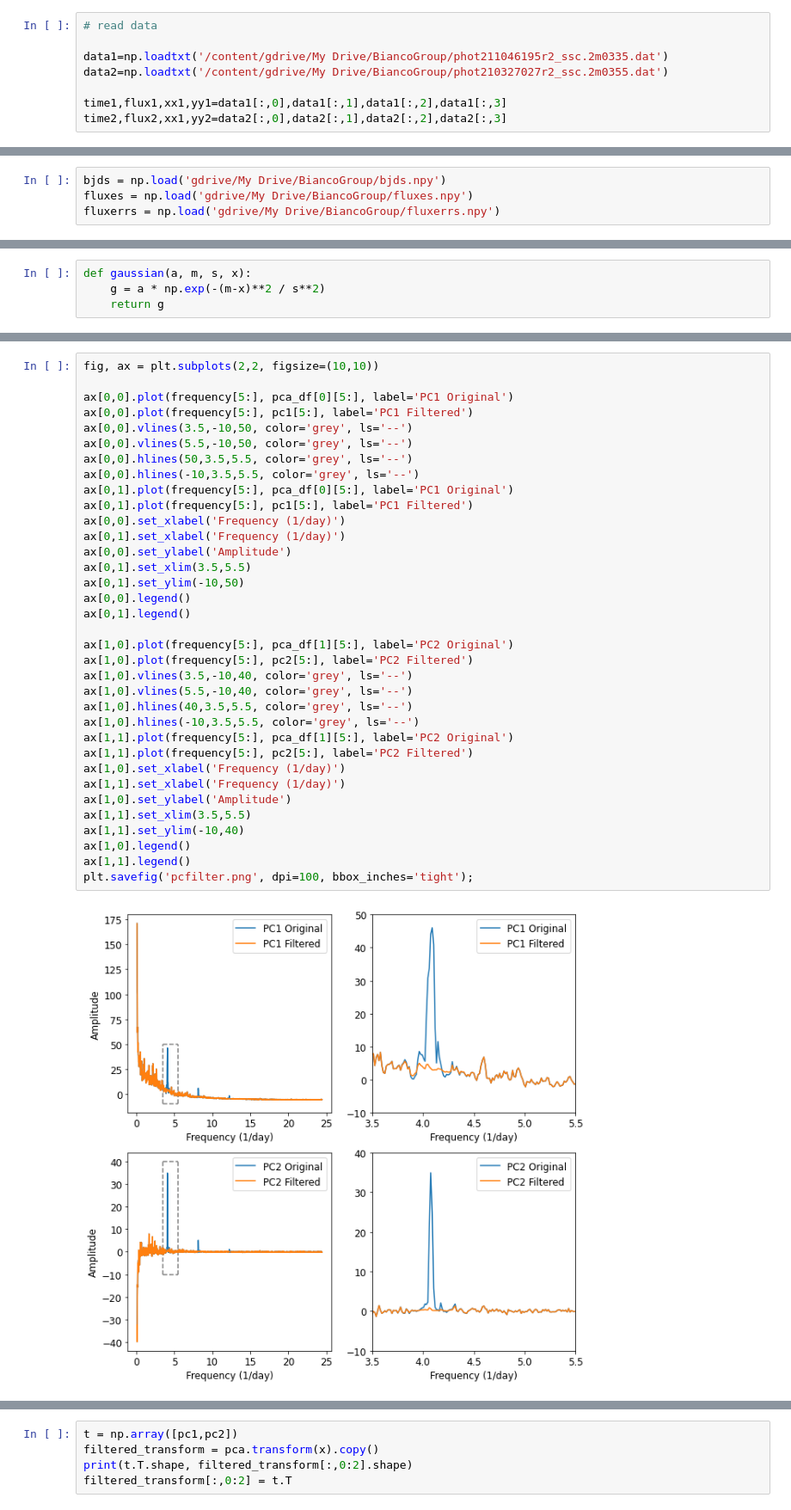
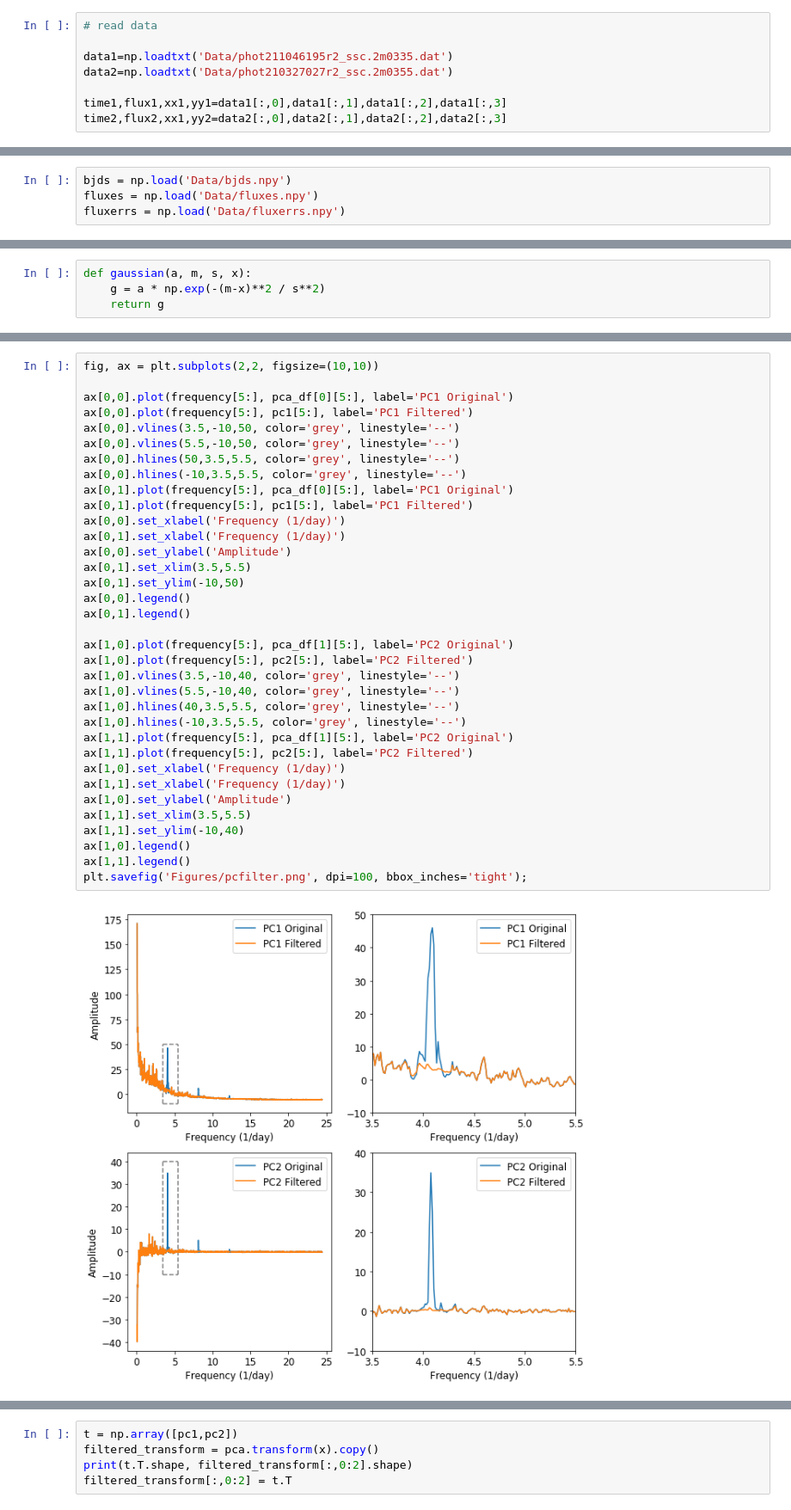
Before and after one commit to RileyWClarke/fftpca_note, a Jupyter notebook: FFTPCA.ipynb, the cells around one changed output, grey strips where cells are left out. Shown at 86% size. Drawn from its saved outputs; the diff is of its cells as text.

Commit message:
adding processed lcs to /Data

```diff
--- a/FFTPCA.ipynb
+++ b/FFTPCA.ipynb
@@ -61,8 +43,8 @@ Successfully installed delayed-0.11.0b1 hiredis-2.0.0 redis-3.5.3
 # %%
 # read data
 
-data1=np.loadtxt('/content/gdrive/My Drive/BiancoGroup/phot211046195r2_ssc.2m0335.dat')
-data2=np.loadtxt('/content/gdrive/My Drive/BiancoGroup/phot210327027r2_ssc.2m0355.dat')
+data1=np.loadtxt('Data/phot211046195r2_ssc.2m0335.dat')
+data2=np.loadtxt('Data/phot210327027r2_ssc.2m0355.dat')
 
 time1,flux1,xx1,yy1=data1[:,0],data1[:,1],data1[:,2],data1[:,3]
 time2,flux2,xx1,yy2=data2[:,0],data2[:,1],data2[:,2],data2[:,3]
@@ -85,9 +67,9 @@ plt.savefig('toi2.png', dpi=100, bbox_inches='tight')
 # %% [markdown]
 ### Long Cadence Data
 # %%
-bjds = np.load('gdrive/My Drive/BiancoGroup/bjds.npy')
-fluxes = np.load('gdrive/My Drive/BiancoGroup/fluxes.npy')
-fluxerrs = np.load('gdrive/My Drive/BiancoGroup/fluxerrs.npy')
+bjds = np.load('Data/bjds.npy')
+fluxes = np.load('Data/fluxes.npy')
+fluxerrs = np.load('Data/fluxerrs.npy')
 # %%
 fig, axes = plt.subplots(9, figsize=(10,45))
 p = 0
@@ -710,40 +604,40 @@ ax[1].legend();
 # %%
 fig, ax = plt.subplots(2,2, figsize=(10,10))
 
 ax[0,0].plot(frequency[5:], pca_df[0][5:], label='PC1 Original')
 ax[0,0].plot(frequency[5:], pc1[5:], label='PC1 Filtered')
-ax[0,0].vlines(3.5,-10,50, color='grey', ls='--')
-ax[0,0].vlines(5.5,-10,50, color='grey', ls='--')
-ax[0,0].hlines(50,3.5,5.5, color='grey', ls='--')
-ax[0,0].hlines(-10,3.5,5.5, color='grey', ls='--')
+ax[0,0].vlines(3.5,-10,50, color='grey', linestyle='--')
+ax[0,0].vlines(5.5,-10,50, color='grey', linestyle='--')
+ax[0,0].hlines(50,3.5,5.5, color='grey', linestyle='--')
+ax[0,0].hlines(-10,3.5,5.5, color='grey', linestyle='--')
 ax[0,1].plot(frequency[5:], pca_df[0][5:], label='PC1 Original')
 ax[0,1].plot(frequency[5:], pc1[5:], label='PC1 Filtered')
 ax[0,0].set_xlabel('Frequency (1/day)')
 ax[0,1].set_xlabel('Frequency (1/day)')
 ax[0,0].set_ylabel('Amplitude')
 ax[0,1].set_xlim(3.5,5.5)
 ax[0,1].set_ylim(-10,50)
 ax[0,0].legend()
 ax[0,1].legend()
 
 ax[1,0].plot(frequency[5:], pca_df[1][5:], label='PC2 Original')
 ax[1,0].plot(frequency[5:], pc2[5:], label='PC2 Filtered')
-ax[1,0].vlines(3.5,-10,40, color='grey', ls='--')
-ax[1,0].vlines(5.5,-10,40, color='grey', ls='--')
-ax[1,0].hlines(40,3.5,5.5, color='grey', ls='--')
-ax[1,0].hlines(-10,3.5,5.5, color='grey', ls='--')
+ax[1,0].vlines(3.5,-10,40, color='grey', linestyle='--')
+ax[1,0].vlines(5.5,-10,40, color='grey', linestyle='--')
+ax[1,0].hlines(40,3.5,5.5, color='grey', linestyle='--')
+ax[1,0].hlines(-10,3.5,5.5, color='grey', linestyle='--')
 ax[1,1].plot(frequency[5:], pca_df[1][5:], label='PC2 Original')
 ax[1,1].plot(frequency[5:], pc2[5:], label='PC2 Filtered')
 ax[1,0].set_xlabel('Frequency (1/day)')
 ax[1,1].set_xlabel('Frequency (1/day)')
 ax[1,0].set_ylabel('Amplitude')
 ax[1,1].set_xlim(3.5,5.5)
 ax[1,1].set_ylim(-10,40)
 ax[1,0].legend()
 ax[1,1].legend()
-plt.savefig('pcfilter.png', dpi=100, bbox_inches='tight');
+plt.savefig('Figures/pcfilter.png', dpi=100, bbox_inches='tight');
 # %% [output]
-[figure, old version]
+[figure, new version]
 # %%
 fig, ax = plt.subplots(2,2, figsize=(10,10))
 
```
Also changed, not shown: parts of 67 cells of this notebook, 12 other files.
